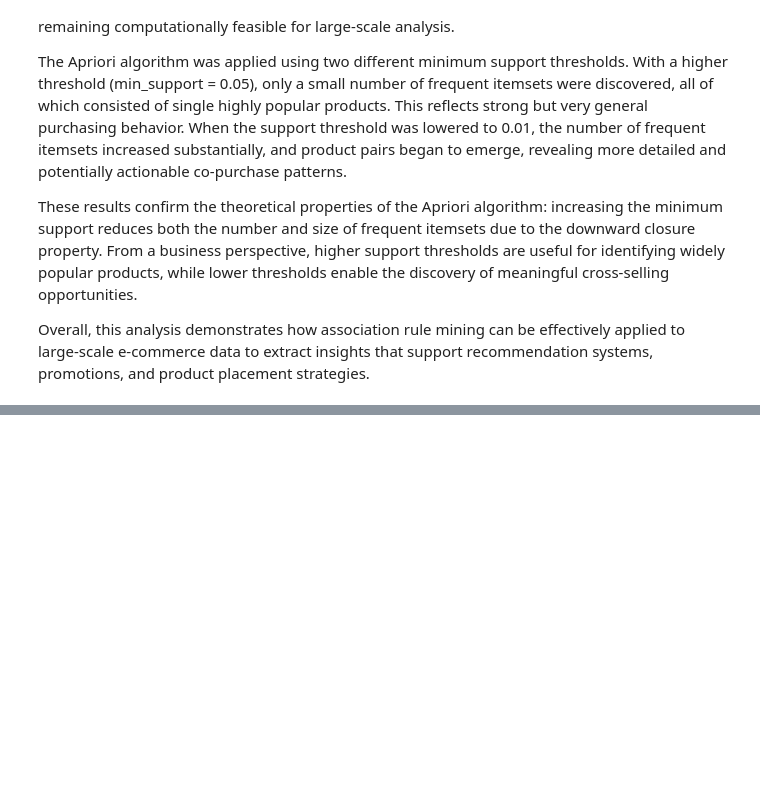
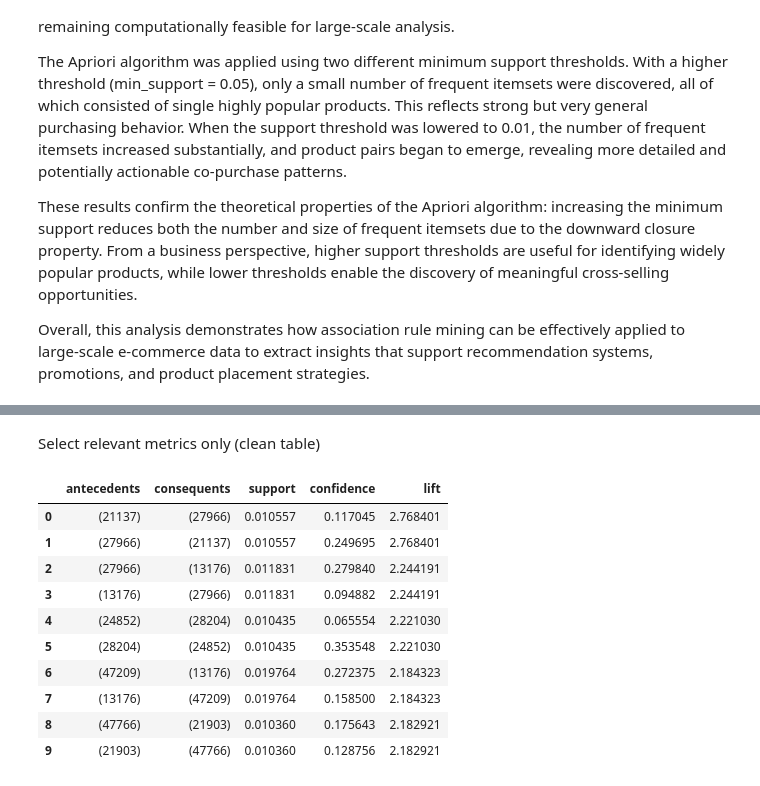
Before and after one commit to SaeedPakniat/ECom_HW3, a Jupyter notebook: Homework3.ipynb, the cells around one changed output, grey strips where cells are left out. Saved outputs shown, nothing was run; the diff lists cells and outputs as text; code cells hidden in the pictures; blank space fills up the shorter version.

Commit message:
Implement Task 5 – Generate and analyze association rules in Homework3.ipynb

```diff
--- a/Homework3.ipynb
+++ b/Homework3.ipynb
@@ -471,0 +476,12 @@ Overall, this analysis demonstrates how association rule mining can be effective
+# %%
+from mlxtend.frequent_patterns import association_rules
+
+# ---- TASK 5.1: Generate association rules ----
+rules = association_rules(
+    freq_01,
+    metric="lift",
+    min_threshold=1.0
+)
+
+print("Total rules generated:", len(rules))
+rules.head()
@@ -471,0 +496,31 @@ Overall, this analysis demonstrates how association rule mining can be effective
+# %% [markdown]
+Select relevant metrics only (clean table)
+# %%
+# ---- TASK 5.2: Clean rules table ----
+rules_clean = rules[[
+    "antecedents",
+    "consequents",
+    "support",
+    "confidence",
+    "lift"
+]].copy()
+
+# Sort by lift descending
+rules_clean = rules_clean.sort_values(
+    by="lift",
+    ascending=False
+).reset_index(drop=True)
+
+rules_clean.head(10)
+# %% [output]
+|  | antecedents | consequents | support | confidence | lift |
+| 0 | (21137) | (27966) | 0.010557 | 0.117045 | 2.768401 |
+| 1 | (27966) | (21137) | 0.010557 | 0.249695 | 2.768401 |
+| 2 | (27966) | (13176) | 0.011831 | 0.279840 | 2.244191 |
+| 3 | (13176) | (27966) | 0.011831 | 0.094882 | 2.244191 |
+| 4 | (24852) | (28204) | 0.010435 | 0.065554 | 2.221030 |
+| 5 | (28204) | (24852) | 0.010435 | 0.353548 | 2.221030 |
+| 6 | (47209) | (13176) | 0.019764 | 0.272375 | 2.184323 |
+| 7 | (13176) | (47209) | 0.019764 | 0.158500 | 2.184323 |
+| 8 | (47766) | (21903) | 0.010360 | 0.175643 | 2.182921 |
+| 9 | (21903) | (47766) | 0.010360 | 0.128756 | 2.182921 |
```
Also changed, not shown: parts of 8 cells of this notebook.
